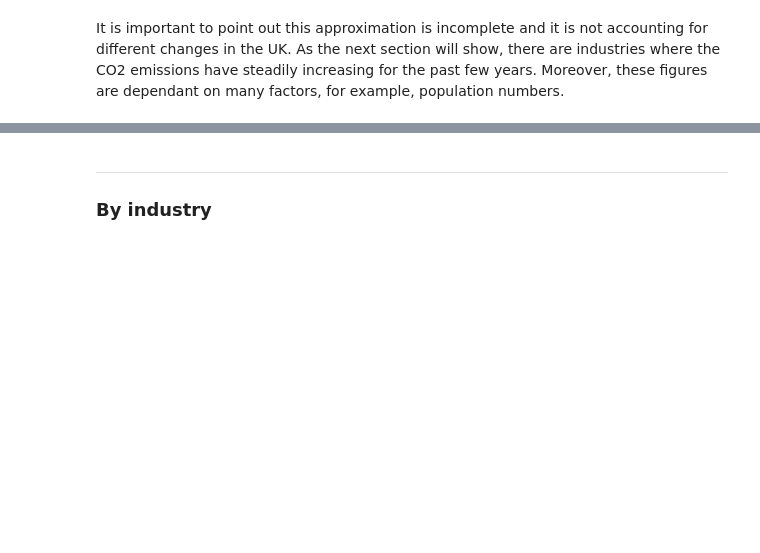
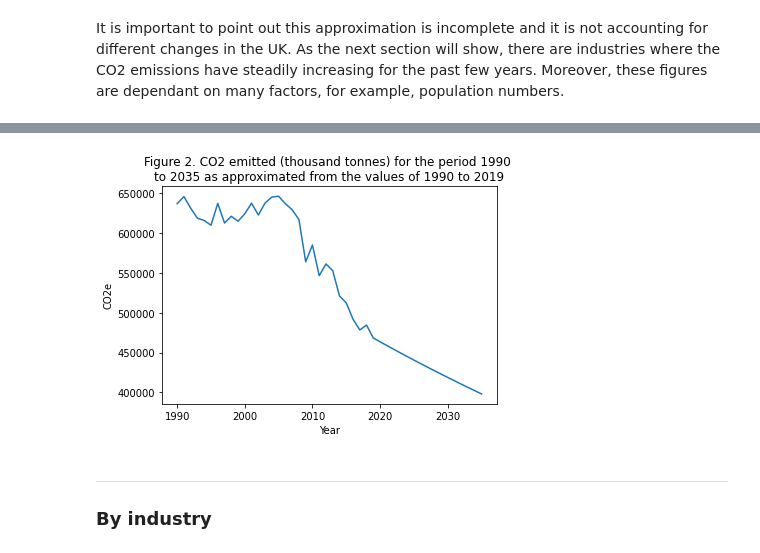
Before and after one commit to theodi/data-ecosystems-net-zero, a Jupyter notebook: UKNetZero.ipynb, the cells around one changed output, grey strips where cells are left out. Drawn from its saved outputs; the diff is of its cells as text; code cells hidden in the pictures; blank space fills up the shorter version.

```diff
--- a/UKNetZero.ipynb
+++ b/UKNetZero.ipynb
@@ -173,3 +291,15 @@ It is important to point out this approximation is incomplete and it is not acco
+# %%
+# Create a bar graph of the entire 45 year period
+graph = sns.lineplot(
+    x="Year",
+    y="CO2e",
+    data=reconstructed_entire_period_df,
+)
+
+# graph.set_xticklabels(graph.get_xticklabels(), rotation=60);
+graph.set_title("Figure 2. CO2 emitted (thousand tonnes) for the period 1990 \nto 2035 as approximated from the values of 1990 to 2019");
+# %% [output]
+[figure, added]
 # %% [markdown]
 ---
 ### By industry
```
Also changed, not shown: parts of 21 cells of this notebook.
